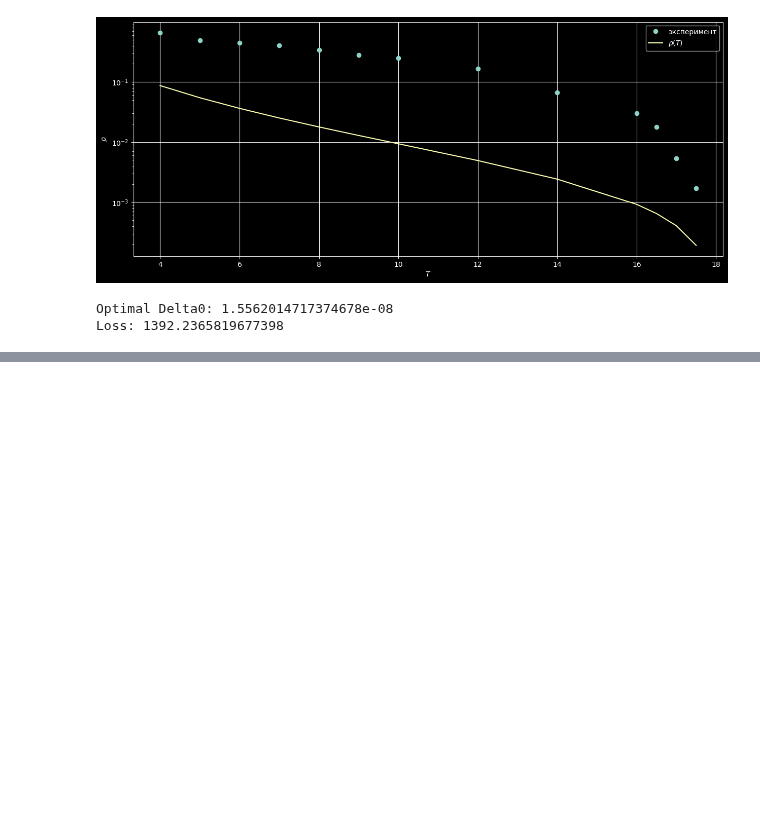
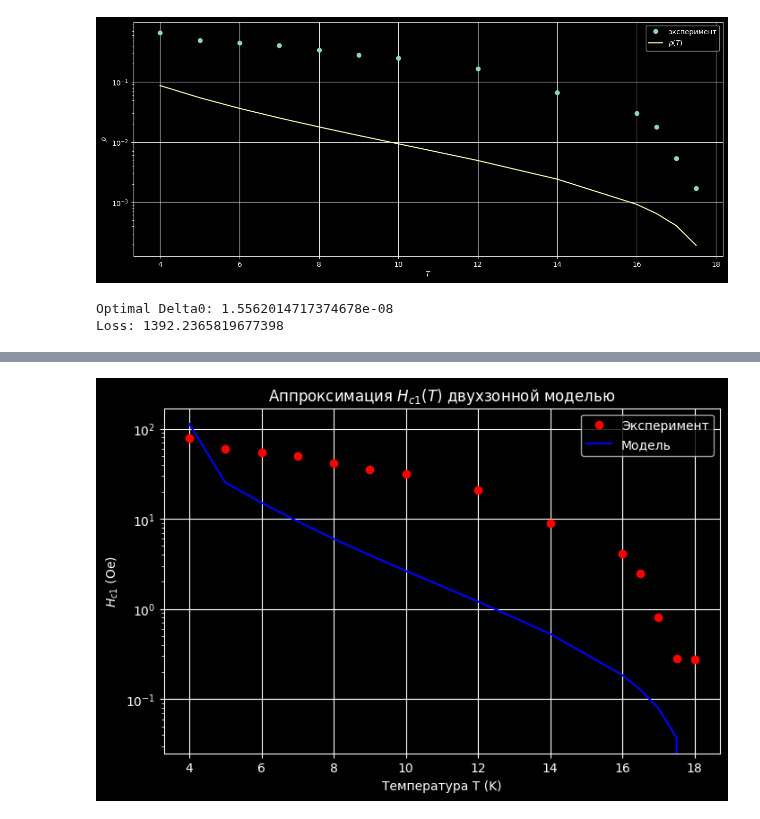
Before and after one commit to matalhim/sdf, a Jupyter notebook: H(T)/main.ipynb, the cells around one changed output, grey strips where cells are left out. Saved outputs shown, nothing was run; the diff lists cells and outputs as text; code cells hidden in the pictures; blank space fills up the shorter version.

```diff
--- a/H(T)/main.ipynb
+++ b/H(T)/main.ipynb
@@ -1179,0 +1312,98 @@ Loss: 1392.2365819677398
+# %%
+import numpy as np
+from scipy.integrate import quad
+from scipy.optimize import minimize
+import matplotlib.pyplot as plt
+
+# Constants
+ALPHA_CONST = 1
+Phi = 2.07e-7
+lambda_0 = 2.55e-5
+Tc = 18
+
+# Experimental data
+T = np.array([4, 5, 6, 7, 8, 9, 10, 12, 14, 16, 16.5, 17, 17.5, 18])
+Hc1_exp = np.array([78.01541, 59.38808, 54.39154, 49.32422, 41.68079,
+                    34.94324, 31.27723, 21.10237, 8.97419, 4.14676,
+                    2.48994, 0.81523, 0.27974, 0.278978])
+Hc2 = np.array([37.75798028, 35.98720901, 34.39504463, 31.91266378, 29.78642319,
+                27.30404234, 24.64412811, 19.14569277, 13.64765999, 7.79348695,
+                5.8412908, 4.77783503, 3.53604075, 1.93958229]) * 1e4
+
+def xi_const(Hc2_val):
+    return np.sqrt(Phi / (2 * np.pi * Hc2_val))
+
+def delta_T(T, Delta0):
+    x = (Tc / T) - 1
+    x[x < 0] = 0
+    return Delta0 * np.tanh((np.pi / Delta0) * np.sqrt(ALPHA_CONST * x))
+
+def rho_component(T_vals, Delta0):
+    Delta_vals = delta_T(T_vals, Delta0)
+    def integrand(eps, Delta_val, T_val):
+        arg = np.sqrt(eps ** 2 + Delta_val ** 2) / (2 * T_val)
+        arg = np.clip(arg, -100, 100)
+        return 1 / np.cosh(arg) ** 2
+    rho_vals = []
+    for D, T_val in zip(Delta_vals, T_vals):
+        if D == 0:
+            rho_vals.append(0.0)
+            continue
+        integral, _ = quad(integrand, 0, 1e5, args=(D, T_val), limit=1000)
+        rho_vals.append(1 - integral / (2 * T_val))
+    return np.array(rho_vals)
+
+def rho_mixed(T_vals, Delta1, Delta2, alpha):
+    rho1 = rho_component(T_vals, Delta1)
+    rho2 = rho_component(T_vals, Delta2)
+    return alpha * rho1 + (1 - alpha) * rho2
+
+def Hc1_theory(T_vals, Delta1, Delta2, alpha, Hc2_vals):
+    rho_vals = rho_mixed(T_vals, Delta1, Delta2, alpha)
+    xi_vals = xi_const(Hc2_vals)
+    lambda_T = lambda_0 / np.sqrt(np.clip(rho_vals, 1e-10, None))
+    Hc1_vals = (Phi * rho_vals) / (4 * np.pi * lambda_0 ** 2) * np.log(lambda_T / xi_vals)
+    return Hc1_vals
+
+def loss_mixed(params):
+    Delta1, Delta2, alpha = params
+    if not (0 <= alpha <= 1 and Delta1 > 0 and Delta2 > 0):
+        return np.inf
+    model = Hc1_theory(T, Delta1, Delta2, alpha, Hc2)
+    model = np.clip(model, 1e-6, None)
+    target = np.clip(Hc1_exp, 1e-6, None)
+    return np.mean((np.log(model) - np.log(target)) ** 2)
+
+initial_guess = [20, 5, 0.5]
+bounds = [(1, 70), (1, 20), (0, 1)]
+res = differential_evolution(
+    loss_mixed,
+    bounds,
+    strategy='best1bin',   # Стратегия мутации
+    maxiter=1000,          # Максимум итераций
+    popsize=15,            # Размер популяции
+    tol=1e-6,              # Условие останова
+    mutation=(0.5, 1),     # Диапазон коэффициента мутации
+    recombination=0.7,     # Коэффициент кроссинговера
+    seed=42,               # Для воспроизводимости
+    polish=True            # Дополнительный локальный поиск после DE
+)
+
+Delta1_opt, Delta2_opt, alpha_opt = res.x
+Hc1_fit = Hc1_theory(T, Delta1_opt, Delta2_opt, alpha_opt, Hc2)
+
+# Output results
+print(f"Оптимальные параметры:\nΔ₁(0) = {Delta1_opt:.2f} K\nΔ₂(0) = {Delta2_opt:.2f} K\nα = {alpha_opt:.2f}")
+
+# Plot
+plt.figure(figsize=(8, 5))
+plt.plot(T, Hc1_exp, 'ro', label='Эксперимент')
+plt.plot(T, Hc1_fit, 'b-', label='Модель')
+plt.xlabel('Температура T (K)')
+plt.ylabel(r'$H_{c1}$ (Oe)')
+plt.yscale('log')
+plt.grid(True)
+plt.legend()
+plt.title('Аппроксимация $H_{c1}(T)$ двухзонной моделью')
+plt.show()
+# %% [output]
@@ -1179,0 +1414 @@ Loss: 1392.2365819677398
+[figure, added]
```
Also changed, not shown: parts of 9 cells of this notebook, 9 other files.
